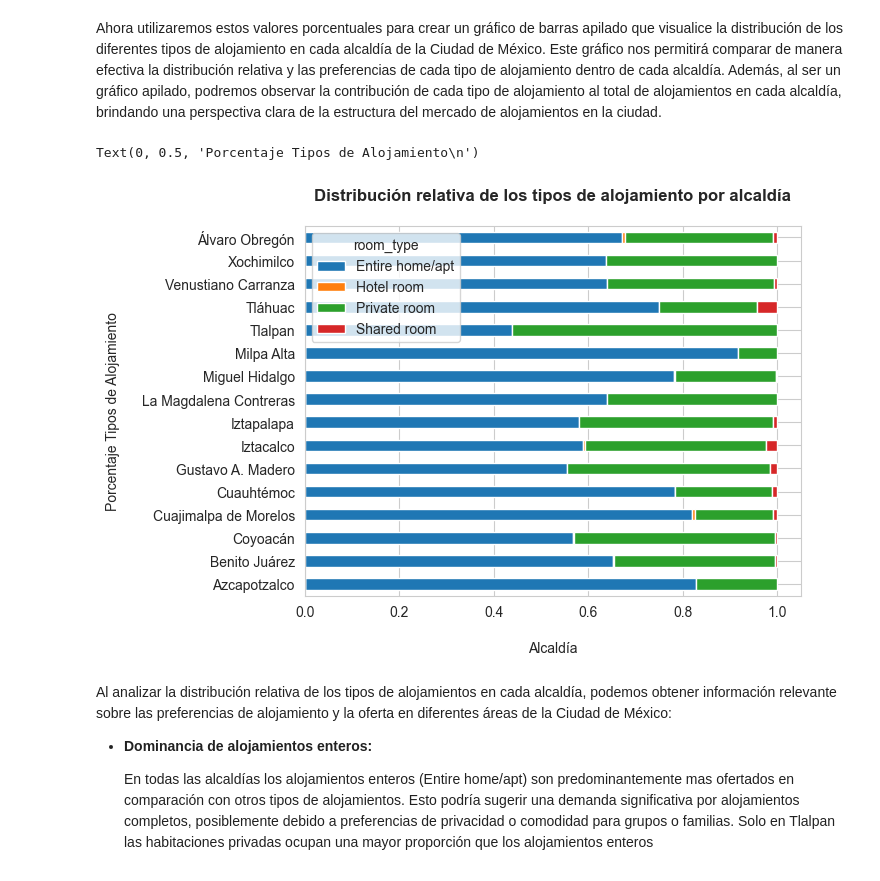
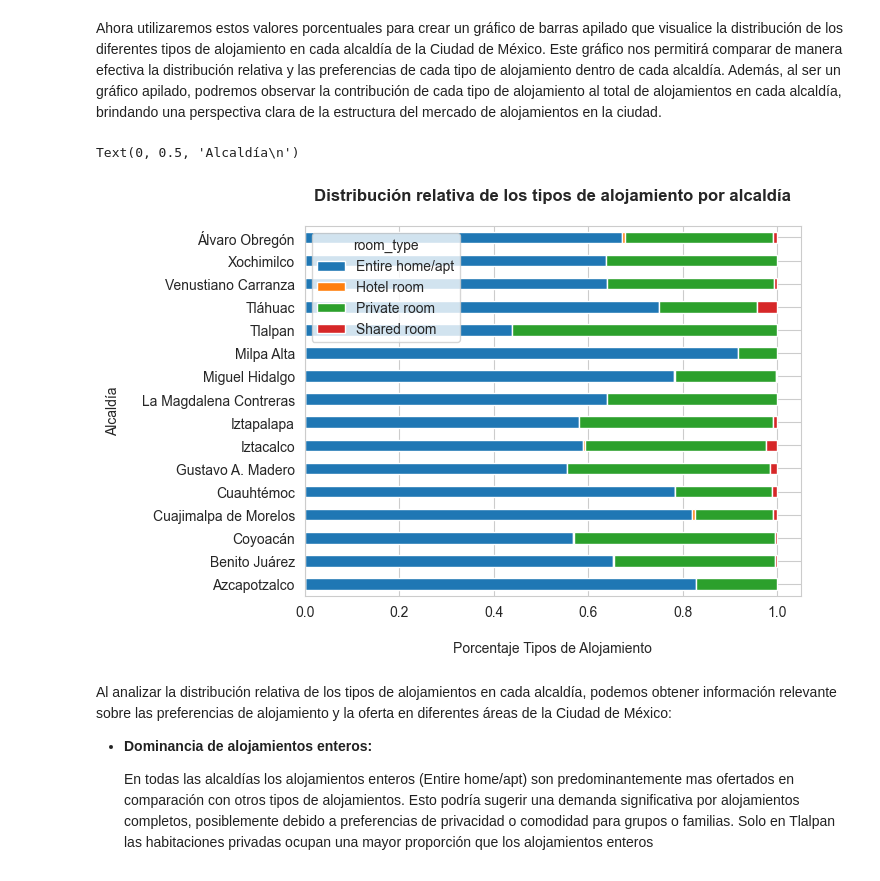
Before and after one commit to josue-rdgzcb/airbnb-analysis-mexico-city, a Jupyter notebook: airbnb_exploratory_analysis _mexico_city.ipynb, the cells around one changed output. Drawn from its saved outputs; the diff is of its cells as text; code cells hidden in the pictures.

```diff
--- a/airbnb_exploratory_analysis _mexico_city.ipynb
+++ b/airbnb_exploratory_analysis _mexico_city.ipynb
@@ -583,5 +589,7 @@ Para la variable `host_since`, que representa la fecha en la que el anfintrión
 # %%
-df['host_since'] = df['host_since'].replace(np.NaN, df['host_since'].mode()[0])
+# Reemplazar valores NaN en 'host_since' con la media
+
+df['host_since'] = df['host_since'].replace(np.NaN, df['host_since'].mean())
 # %% [markdown]
 ¡Listo! Ahora tenemos un conjunto de datos sin valores faltantes.
 
@@ -1157,0 +1210,19 @@ plt.show()
+# %%
+# Configurar estilo
+sns.set_style("whitegrid")
+
+sns.barplot(x= host_count['one_or_more_listings'].value_counts(),
+            y= host_count['one_or_more_listings'].value_counts().index)
+
+# Añadir las etiquetas de frecuencia en cada barra
+for index, value in enumerate(host_count['one_or_more_listings'].value_counts()):
+    plt.text(value - 500, index, str(value), ha='left', va='center', fontsize=10, color='white')
+
+# Ocultar el eje x y las etiquetas
+plt.tick_params(axis='x', which='both', bottom=False, top=False, labelbottom=False)
+
+# Título y etiquetas
+plt.title('Anfitriones con un listado \n vs Anfitriones con mas de un listado \n', fontsize=12, fontweight='bold')
+plt.xlabel(' \nNúmero de Listados')
+plt.ylabel('')
+plt.show()
@@ -1231,13 +1308,13 @@ Ahora utilizaremos estos valores porcentuales para crear un gráfico de barras a
 # %%
 # Crear gráfico de barras apilado
 
 crosstab_with_percentage.plot(kind="barh", stacked=True)
 plt.title("Distribución relativa de los tipos de alojamiento por alcaldía\n", fontsize=12, fontweight='bold')
-plt.xlabel("\nAlcaldía")
-plt.ylabel("Porcentaje Tipos de Alojamiento\n")
+plt.xlabel("\nPorcentaje Tipos de Alojamiento")
+plt.ylabel("Alcaldía\n")
 # %% [output]
-Text(0, 0.5, 'Porcentaje Tipos de Alojamiento\n')
+Text(0, 0.5, 'Alcaldía\n')
-[figure, old version]
+[figure, new version]
 # %% [markdown]
 Al analizar la distribución relativa de los tipos de alojamientos en cada alcaldía, podemos obtener información relevante sobre las preferencias de alojamiento y la oferta en diferentes áreas de la Ciudad de México:
 
```
Also changed, not shown: parts of 24 cells of this notebook.
